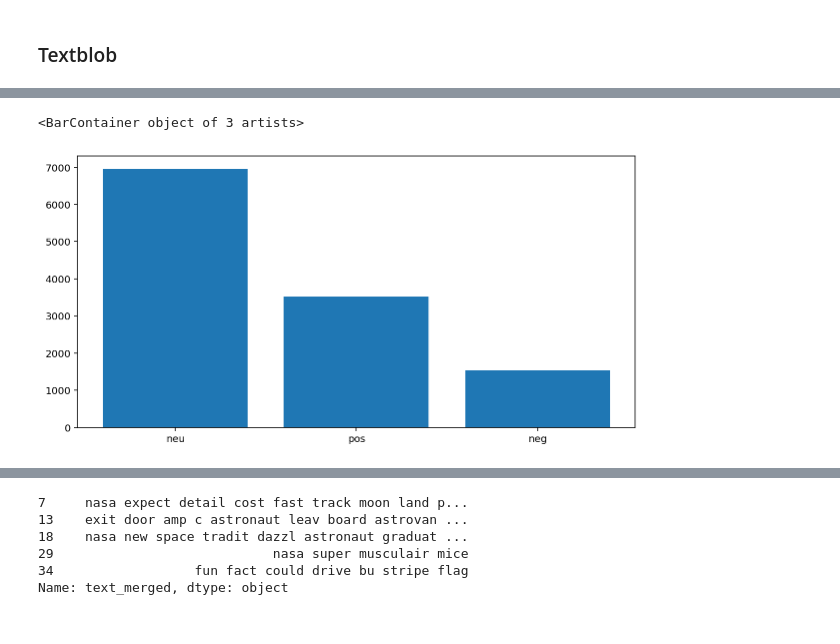
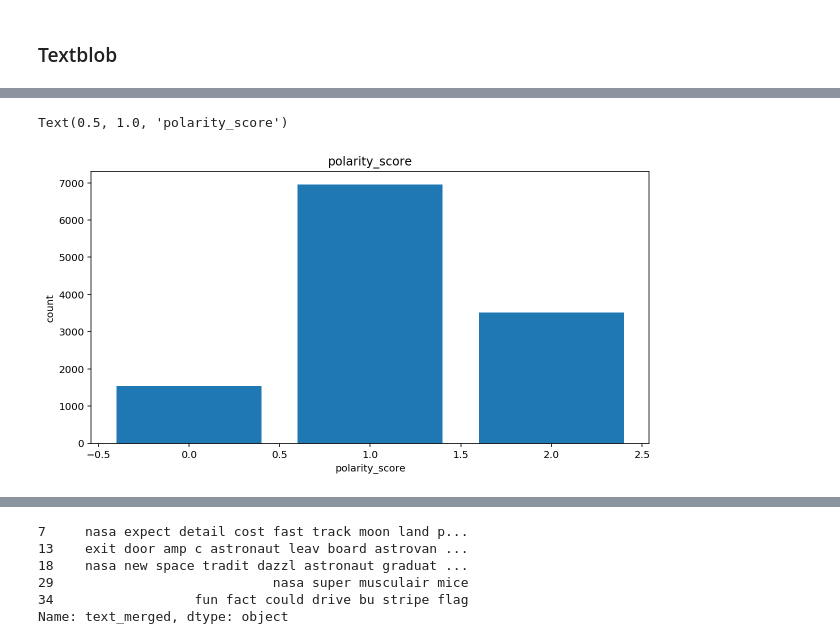
Before and after one commit to Atashnezhad/NLP_Proj2, a Jupyter notebook: Codes/P03_Exploratory data analysis.ipynb, the cells around one changed output, grey strips where cells are left out. Saved outputs shown, nothing was run; the diff lists cells and outputs as text; code cells hidden in the pictures.

```diff
--- a/Codes/P03_Exploratory data analysis.ipynb
+++ b/Codes/P03_Exploratory data analysis.ipynb
@@ -641,18 +664,22 @@ df_reddit['polarity_score'].hist(bins=200, log=True)
 # %%
 def sentiment(x):
     if x<0:
-        return 'neg'
+        return 0
     elif x==0:
-        return 'neu'
+        return 1
     else:
-        return 'pos'
+        return 2
 
 df_reddit['polarity']=df_reddit['polarity_score'].map(lambda x: sentiment(x))
 
 plt.figure(figsize=(10,5))
 
 plt.bar(df_reddit.polarity.value_counts().index,
         df_reddit.polarity.value_counts())
+
+plt.xlabel('polarity_score');
+plt.ylabel('count')
+plt.title('polarity_score')
 # %% [output]
-<BarContainer object of 3 artists>
+Text(0.5, 1.0, 'polarity_score')
-[figure, old version]
+[figure, new version]
```
Also changed, not shown: parts of 65 cells of this notebook, 8 other files.
